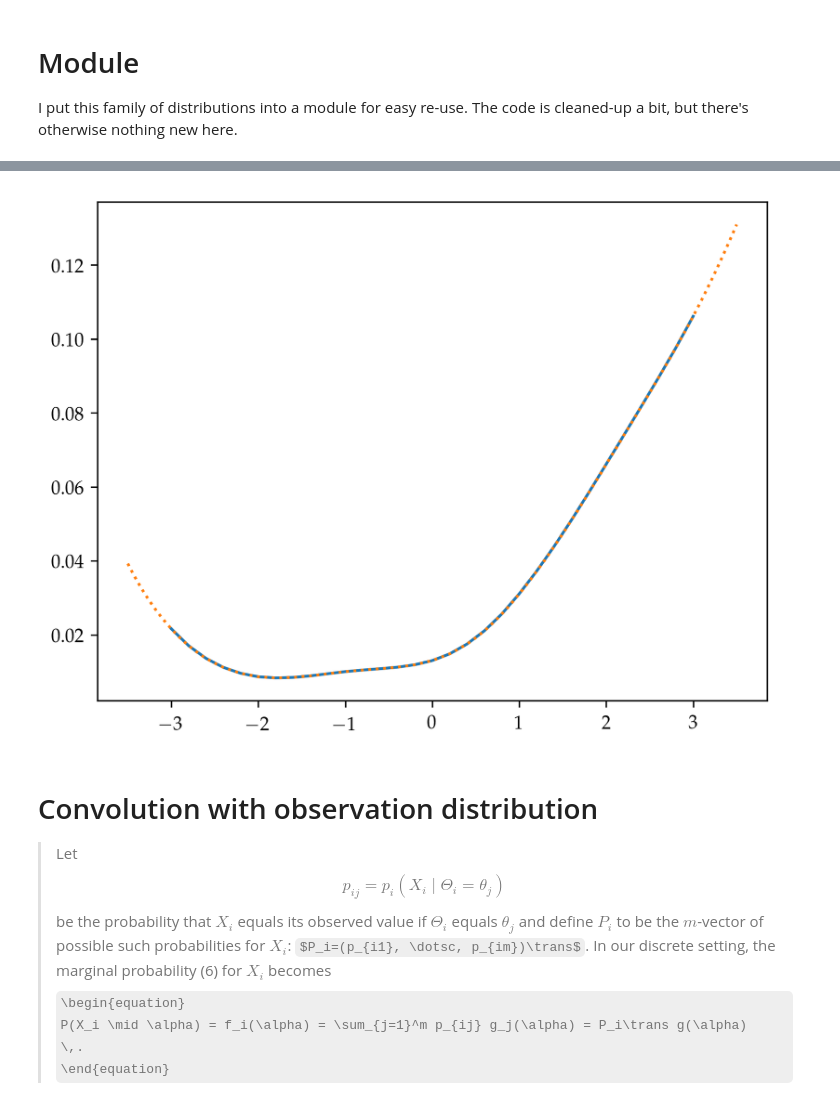
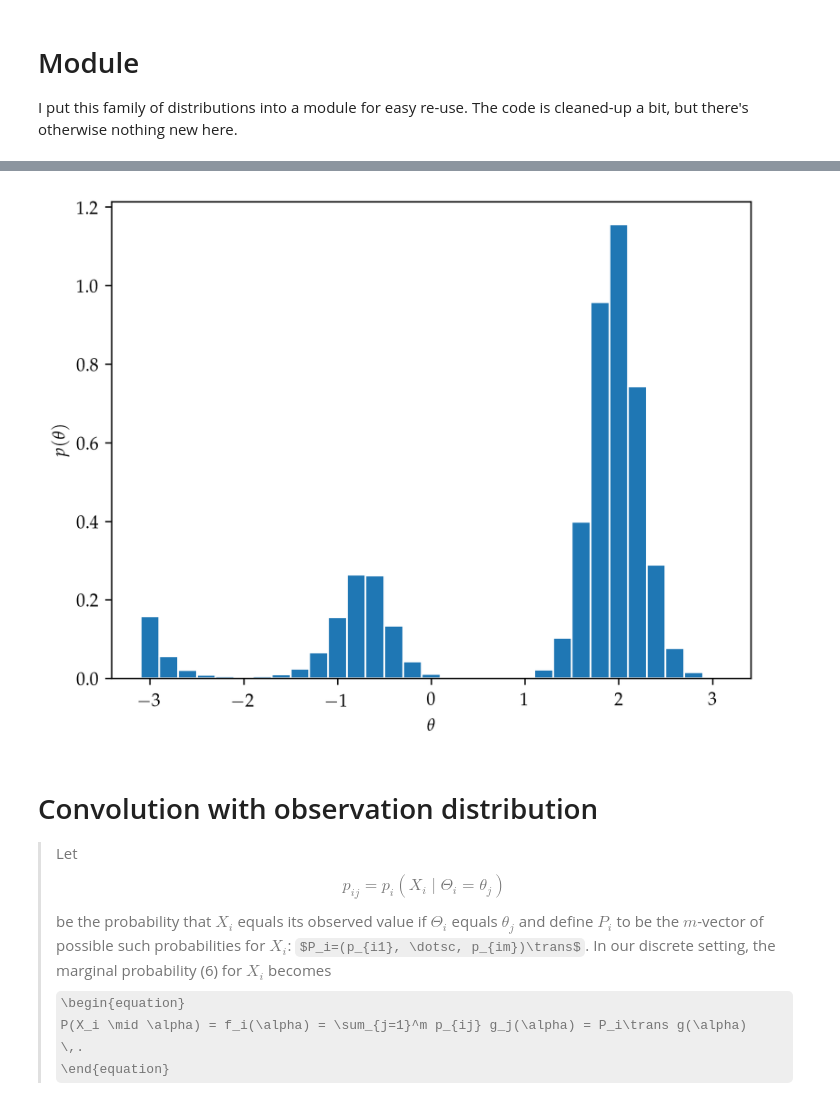
Before and after one commit to maximerischard/DeconvolutionTests.jl, a Jupyter notebook: notebooks/Efron_ExponentialFamily_Splines.ipynb, the cells around one changed output, grey strips where cells are left out. Saved outputs shown, nothing was run; the diff lists cells and outputs as text; code cells hidden in the pictures; some formulas as TeX source.

```diff
--- a/notebooks/Efron_ExponentialFamily_Splines.ipynb
+++ b/notebooks/Efron_ExponentialFamily_Splines.ipynb
@@ -194,11 +219,12 @@ ExpoFamSpline
-# %%
-d = ExpoFamSpline.ExpoSpline(θvec, 6, randn(6))
-θθ = linspace(-3.5, 3.5, 1000)
-plt.plot(θvec, pdf(d))
-plt.plot(θθ, pdf.(d, θθ), ":")
-;
-# %% [output]
-[figure, removed]
+# %%
+srand(3)
+d = ExpoFamSpline.ExpoSpline(θvec, randn(5))
+plot_pdf(d, edgecolor="white")
+plt.xlabel(L"\theta")
+plt.ylabel(L"p(\theta)")
+;
+# %% [output]
+[figure, added]
 # %% [markdown]
 # Convolution with observation distribution
 
```
Also changed, not shown: parts of 45 cells of this notebook.
